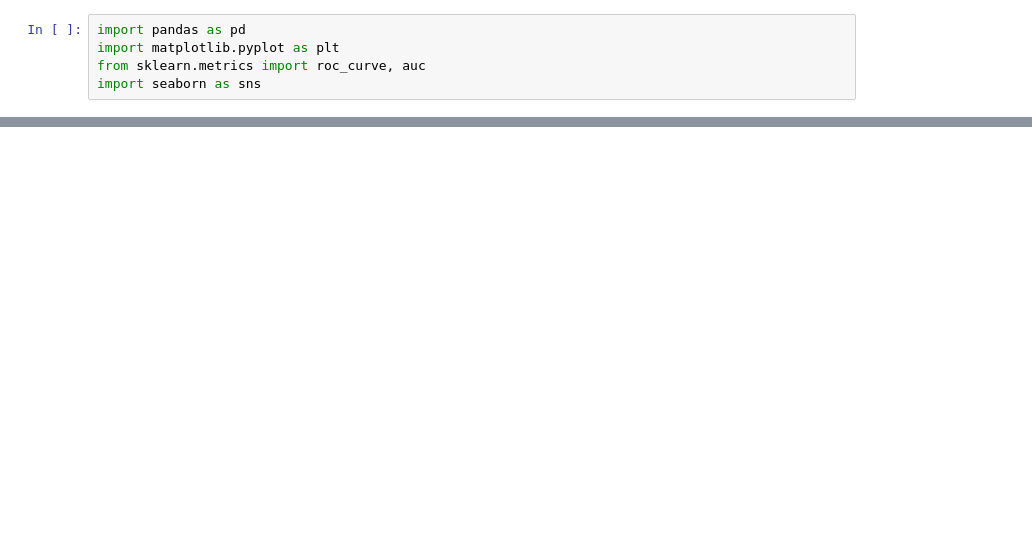
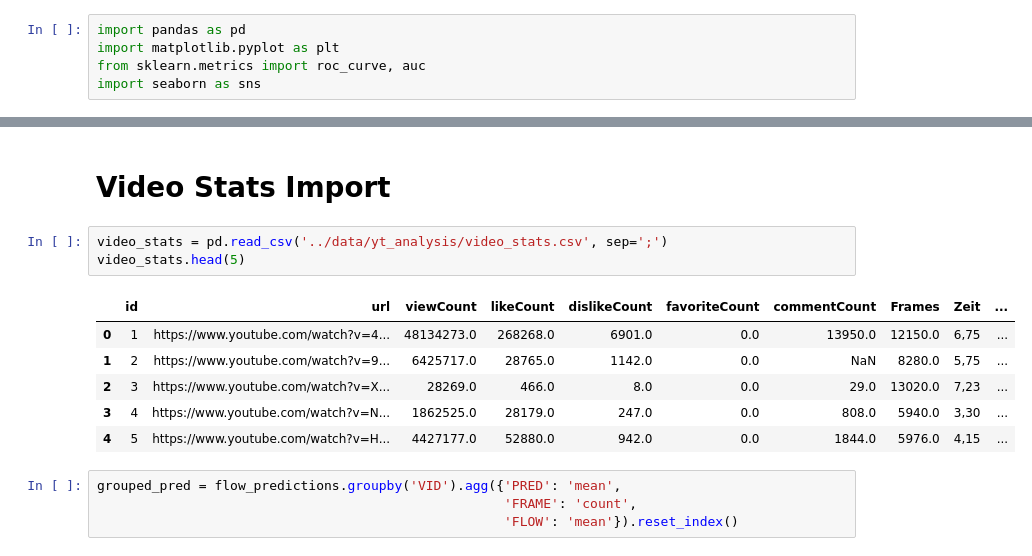
Before and after one commit to LHumpe/COINs-CNN-FLOW, a Jupyter notebook: notebooks/YouTube_analysis.ipynb, the cells around one changed output, grey strips where cells are left out. Saved outputs shown, nothing was run; the diff lists cells and outputs as text; blank space fills up the shorter version.

Commit message:
analysis

```diff
--- a/notebooks/YouTube_analysis.ipynb
+++ b/notebooks/YouTube_analysis.ipynb
@@ -57,0 +53,16 @@ sum(flow_predictions_irr['acc'])/len(flow_predictions_irr)
+# %% [markdown]
+# Video Stats Import
+# %%
+video_stats = pd.read_csv('../data/yt_analysis/video_stats.csv', sep=';')
+video_stats.head(5)
+# %% [output]
+|  | id | url | viewCount | likeCount | dislikeCount | favoriteCount | commentCount | Frames | Zeit | ... |
+| 0 | 1 | https://www.youtube.com/watch?v=4... | 48134273.0 | 268268.0 | 6901.0 | 0.0 | 13950.0 | 12150.0 | 6,75 | ... |
+| 1 | 2 | https://www.youtube.com/watch?v=9... | 6425717.0 | 28765.0 | 1142.0 | 0.0 | NaN | 8280.0 | 5,75 | ... |
+| 2 | 3 | https://www.youtube.com/watch?v=X... | 28269.0 | 466.0 | 8.0 | 0.0 | 29.0 | 13020.0 | 7,23 | ... |
+| 3 | 4 | https://www.youtube.com/watch?v=N... | 1862525.0 | 28179.0 | 247.0 | 0.0 | 808.0 | 5940.0 | 3,30 | ... |
+| 4 | 5 | https://www.youtube.com/watch?v=H... | 4427177.0 | 52880.0 | 942.0 | 0.0 | 1844.0 | 5976.0 | 4,15 | ... |
+# %%
+grouped_pred = flow_predictions.groupby('VID').agg({'PRED': 'mean',
+                                                    'FRAME': 'count',
+                                                    'FLOW': 'mean'}).reset_index()
```
Also changed, not shown: parts of 12 cells of this notebook, 3 other files.
